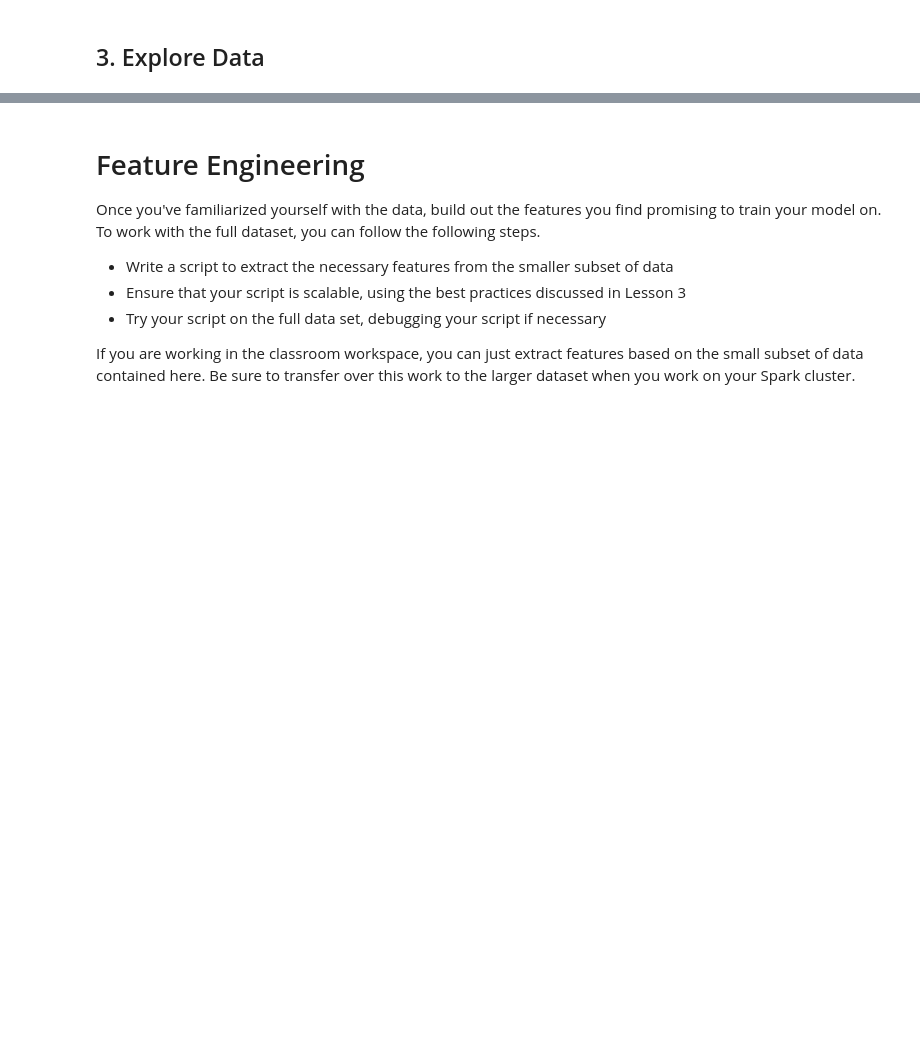
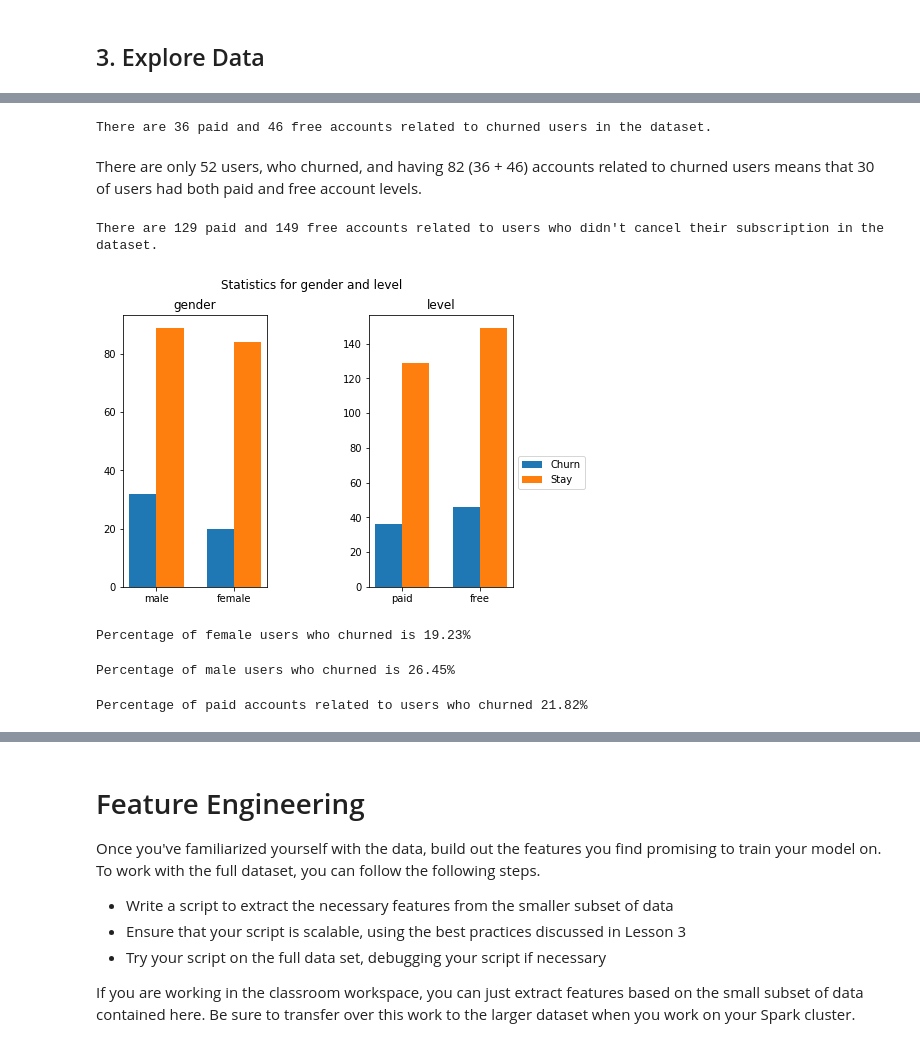
Before and after one commit to Lexie88rus/Udacity-DSND-Capstone-Data-Analysis-with-Spark, a Jupyter notebook: Sparkify.ipynb, the cells around one changed output, grey strips where cells are left out. Drawn from its saved outputs; the diff is of its cells as text; code cells hidden in the pictures; blank space fills up the shorter version.

```diff
--- a/Sparkify.ipynb
+++ b/Sparkify.ipynb
@@ -286,0 +484,78 @@ Perform some exploratory data analysis to observe the behavior for users who sta
+# %%
+# calculate the number of paid and free accounts related to churned users
+
+paid = df.select('userId', 'level').where((df.level == 'paid') & (df.churn == 1))\
+.groupBy('userId').count().agg(count("count"))
+free = df.select('userId', 'level').where((df.level == 'free') & (df.churn == 1))\
+.groupBy('userId').count().agg(count("count"))
+
+paid_ch = paid.collect()[0]["count(count)"]
+free_ch = free.collect()[0]["count(count)"]
+
+print('There are {paid} paid and {free} free accounts related to churned users in the dataset.'\
+      .format(paid = paid_ch, free = free_ch))
+# %% [output]
+There are 36 paid and 46 free accounts related to churned users in the dataset.
+# %% [markdown]
+There are only 52 users, who churned, and having 82 (36 + 46) accounts related to churned users means that 30 of users had both paid and free account levels.
+# %%
+# calculate the number of paid and free accounts related to users who didn't cancel their subscription
+
+paid = df.select('userId', 'level').where((df.level == 'paid') & (df.churn == 0))\
+.groupBy('userId').count().agg(count("count"))
+free = df.select('userId', 'level').where((df.level == 'free') & (df.churn == 0))\
+.groupBy('userId').count().agg(count("count"))
+
+paid_st = paid.collect()[0]["count(count)"]
+free_st = free.collect()[0]["count(count)"]
+
+print('There are {paid} paid and {free} free accounts related to users who didn\'t cancel their subscription in the dataset.'\
+      .format(paid = paid_st,\
+             free = free_st))
+# %% [output]
+There are 129 paid and 149 free accounts related to users who didn't cancel their subscription in the dataset.
+# %%
+# plot the results
+
+fig = plt.figure(figsize=(7, 5))
+st = fig.suptitle("Statistics for gender and level")
+
+grid = plt.GridSpec(1, 2, hspace=0.4, wspace=0.7)
+
+x_pos = np.arange(0, 2)
+width = 0.35
+
+gender_ax = fig.add_subplot(grid[0 , 0])
+
+level_ax = fig.add_subplot(grid[0 , 1])
+
+g1 = gender_ax.bar(x_pos, [male_ch, female_ch], width, tick_label = ['male', 'female'])
+g2 = gender_ax.bar(x_pos + width, [male_st, female_st], width, tick_label = ['male', 'female'])
+
+gender_ax.set_title('gender')
+
+gender_ax.set_xticks(x_pos + width / 2)
+
+p1 = level_ax.bar(x_pos, [paid_ch, free_ch], width, tick_label = ['paid', 'free'])
+p2 = level_ax.bar(x_pos + width, [paid_st, free_st], width, tick_label = ['paid', 'free'])
+
+level_ax.legend((p1[0], p2[0]), ('Churn', 'Stay'), bbox_to_anchor=(1, 0.5))
+
+level_ax.set_title('level')
+level_ax.set_xticks(x_pos + width / 2)
+
+plt.show()
+# %% [output]
+[figure, added]
+# %%
+print('Percentage of female users who churned is {:.2f}%'.format(100 * female_ch / (female_ch + female_st)))
+# %% [output]
+Percentage of female users who churned is 19.23%
+# %%
+print('Percentage of male users who churned is {:.2f}%'.format(100* male_ch / (male_ch + male_st)))
+# %% [output]
+Percentage of male users who churned is 26.45%
+# %%
+print('Percentage of paid accounts related to users who churned {:.2f}%'.format(100 * paid_ch / (paid_ch + paid_st)))
+# %% [output]
+Percentage of paid accounts related to users who churned 21.82%
```
Also changed, not shown: parts of 33 cells of this notebook.
